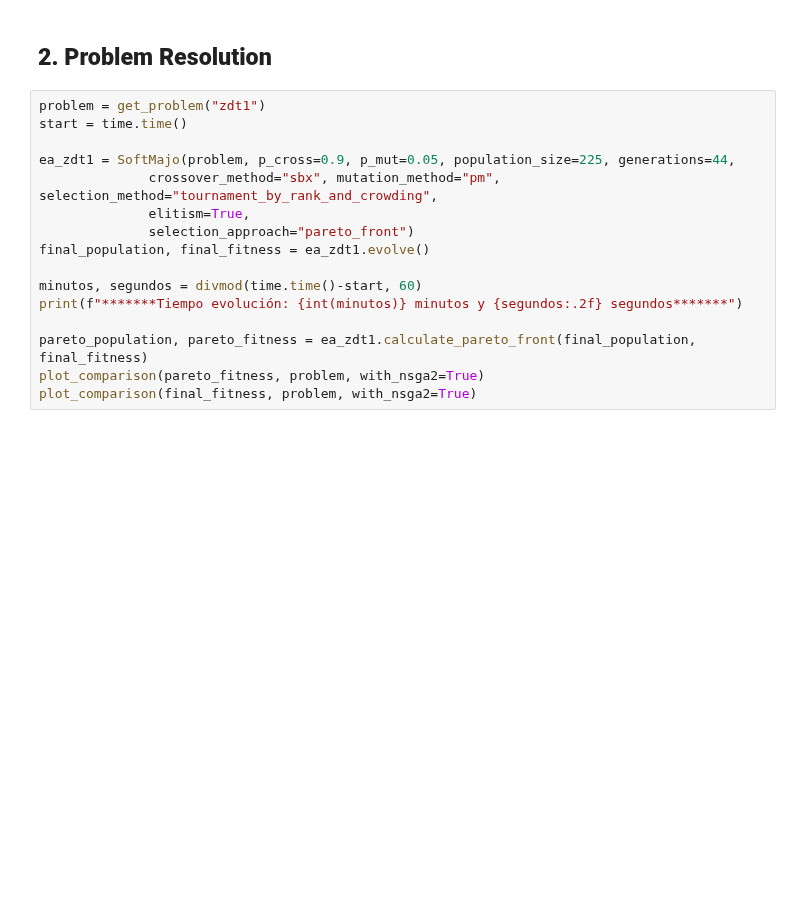
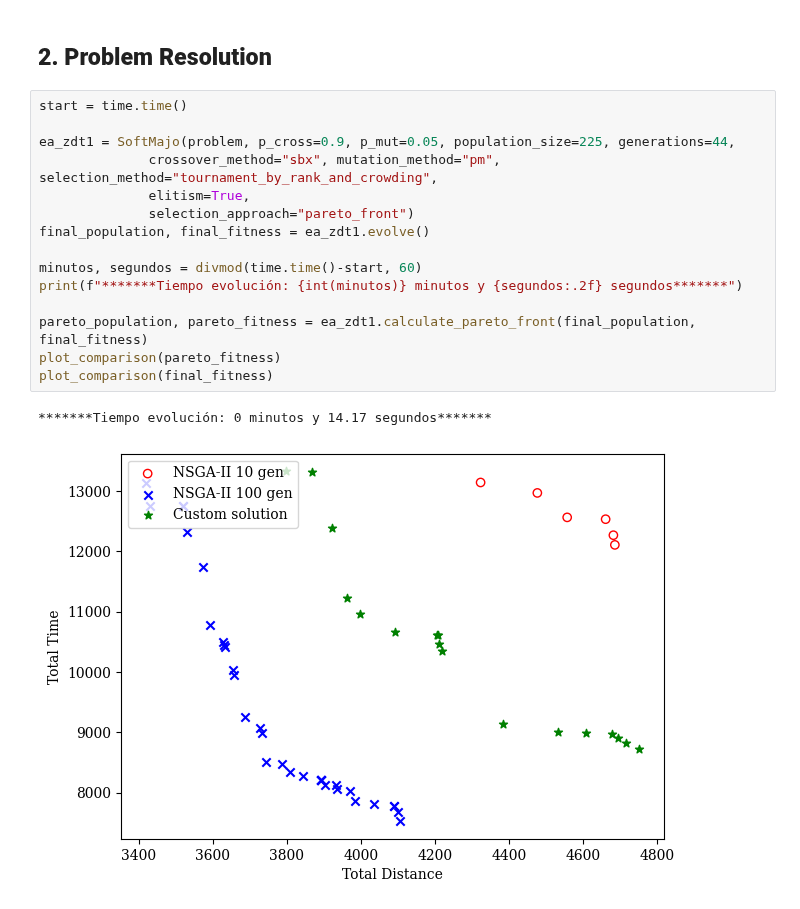
Before and after one commit to pintamonas4575/BIOCOMP-project-MAADM-UPM, a Jupyter notebook: MOO-TSP.ipynb, the cells around one changed output. Drawn from its saved outputs; the diff is of its cells as text; blank space fills up the shorter version.

```diff
--- a/MOO-TSP.ipynb
+++ b/MOO-TSP.ipynb
@@ -411,18 +411,20 @@ class SoftMajo:
 # %% [markdown]
 ## **2. Problem Resolution**
 # %%
-problem = get_problem("zdt1")
 start = time.time()
 
 ea_zdt1 = SoftMajo(problem, p_cross=0.9, p_mut=0.05, population_size=225, generations=44,
               crossover_method="sbx", mutation_method="pm", selection_method="tournament_by_rank_and_crowding",
               elitism=True,
               selection_approach="pareto_front")
 final_population, final_fitness = ea_zdt1.evolve()
 
 minutos, segundos = divmod(time.time()-start, 60)
 print(f"*******Tiempo evolución: {int(minutos)} minutos y {segundos:.2f} segundos*******")
 
 pareto_population, pareto_fitness = ea_zdt1.calculate_pareto_front(final_population, final_fitness)
-plot_comparison(pareto_fitness, problem, with_nsga2=True)
-plot_comparison(final_fitness, problem, with_nsga2=True)
+plot_comparison(pareto_fitness)
+plot_comparison(final_fitness)
+# %% [output]
+*******Tiempo evolución: 0 minutos y 14.17 segundos*******
+[figure, added]
```
Also changed, not shown: parts of 2 cells of this notebook, 1 other file.
